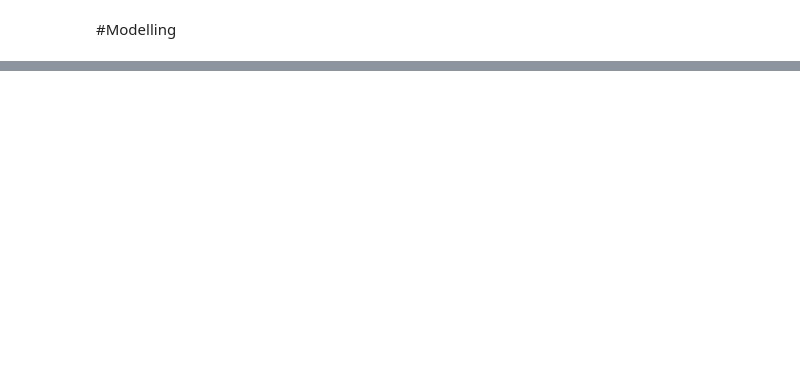
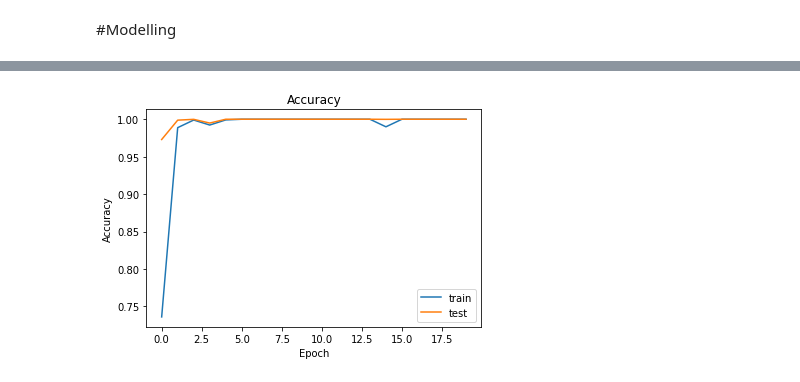
Before and after one commit to bobyuwono/Sign-Language-Game, a Jupyter notebook: Sign_Language_Classifier.ipynb, the cells around one changed output, grey strips where cells are left out. Saved outputs shown, nothing was run; the diff lists cells and outputs as text; code cells hidden in the pictures; blank space fills up the shorter version.

Commit message:
finished model with 89% accuracy

```diff
--- a/Sign_Language_Classifier.ipynb
+++ b/Sign_Language_Classifier.ipynb
@@ -96,9 +108,10 @@ model = tf.keras.Sequential([
     tf.keras.layers.Conv2D(64,(3,3), activation='relu'),
     tf.keras.layers.MaxPooling2D(2,2),
 
+    # Flatten sudah dilakukan diatas
     tf.keras.layers.Flatten(),
     tf.keras.layers.Dense(128, activation="relu"),
-    tf.keras.layers.Dense(25, activation='softmax')
+    tf.keras.layers.Dense(24, activation='softmax')
  ])
 # %%
 model.summary()
@@ -121,9 +134,10 @@ Trainable params: 245,721
 Non-trainable params: 0
 _________________________________________________________________
 # %%
-model.compile(loss = 'categorical_crossentropy', optimizer= 'adam',
+model.compile(loss = tf.keras.losses.categorical_crossentropy, optimizer=tf.keras.optimizers.Adam(),
               metrics=['accuracy'])
 # %%
 history= model.fit(x_train, y_train, validation_data = (x_test, y_test),
-                   epochs=100, batch_size=20 )
+                   epochs=20,
+                   batch_size=20 )
 # %% [output]
@@ -132,12 +161,14 @@ ValueError: ignored
 # %%
-plt.plot(history.history['acc'])
-plt.plot(history.history['val_acc'])
+plt.plot(history.history['accuracy'])
+plt.plot(history.history['val_accuracy'])
 plt.title('Accuracy')
 plt.xlabel('Epoch')
 plt.ylabel('Accuracy')
 plt.legend(['train','test'])
 
 plt.show()
+# %% [output]
+[figure, added]
 # %%
 class myCallback(tf.keras.callbacks.Callback):
   def on_epoch_end(self,epoch, logs={}):
```
Also changed, not shown: parts of 19 cells of this notebook.
